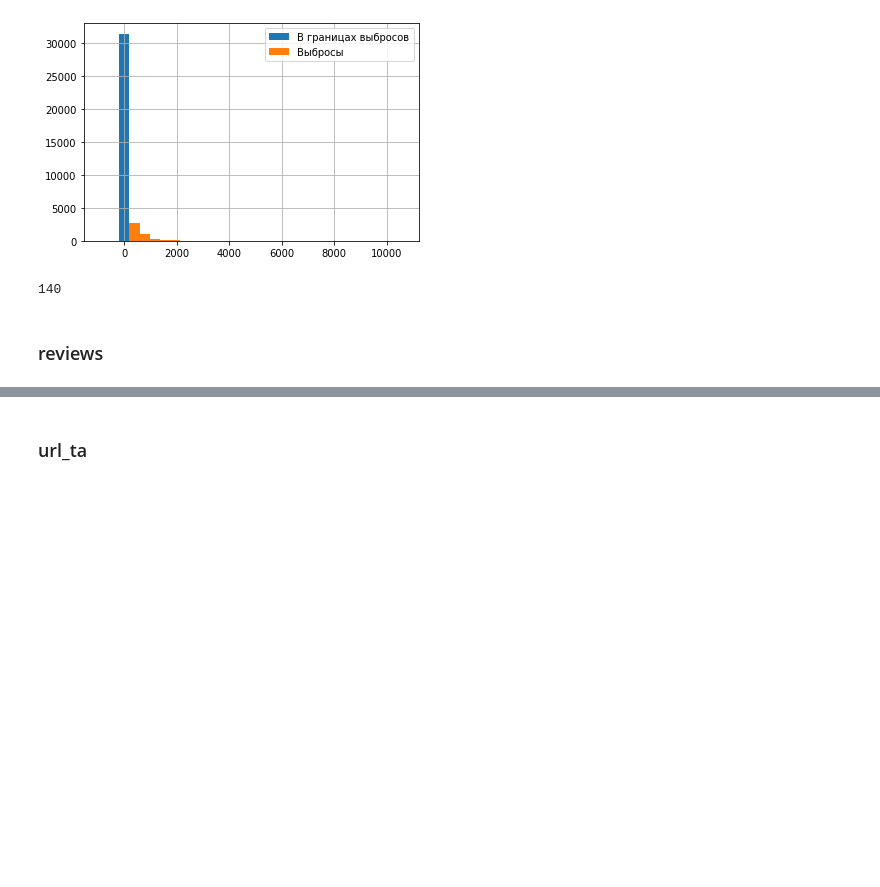
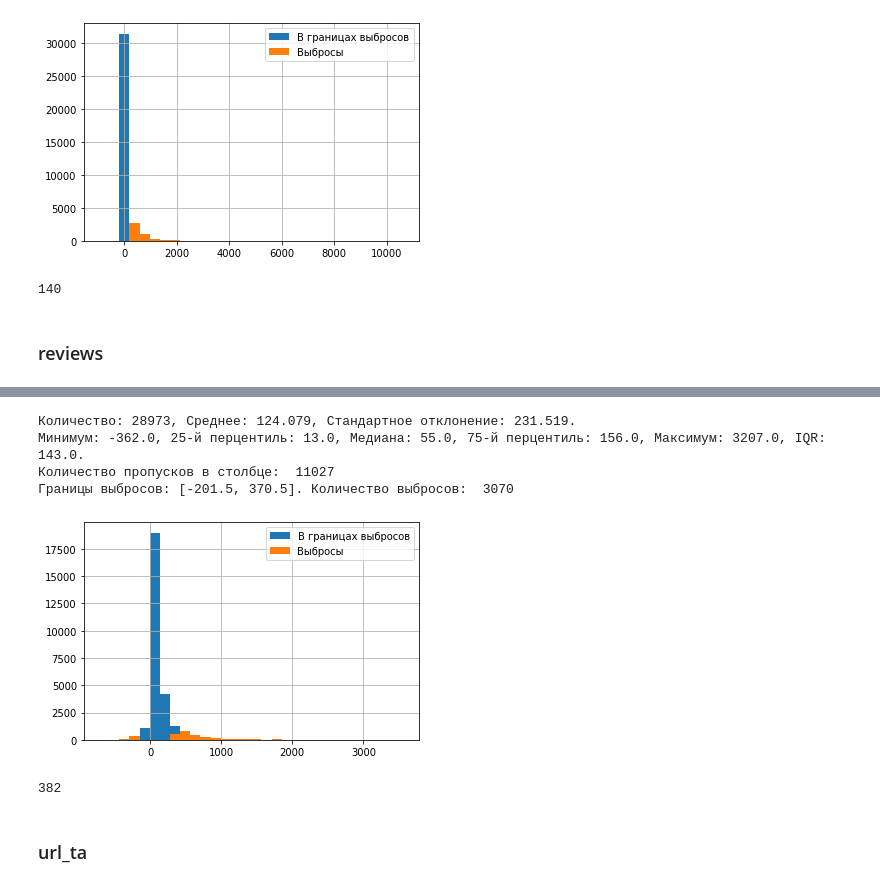
Before and after one commit to greg-kan/mlda, a Jupyter notebook: SkillFactory/unit_3/about_tasty_and_healthy_food.ipynb, the cells around one changed output, grey strips where cells are left out. Drawn from its saved outputs; the diff is of its cells as text; code cells hidden in the pictures; blank space fills up the shorter version.

```diff
--- a/SkillFactory/unit_3/about_tasty_and_healthy_food.ipynb
+++ b/SkillFactory/unit_3/about_tasty_and_healthy_food.ipynb
@@ -220,0 +310,3 @@ Name: reviews, Length: 33516, dtype: int64
+# %%
+df['review1_date_d'] = df.review1_date.apply(lambda x: None if pd.isna(x) else datetime.strptime(x, '%m/%d/%Y'))
+df['review1_date_d']
@@ -220,0 +388,12 @@ Name: reviews, Length: 33516, dtype: int64
+# %%
+analyse_numeric(df, 'days_between')
+# %% [output]
+Количество: 28973, Среднее: 124.079, Стандартное отклонение: 231.519.
+Минимум: -362.0, 25-й перцентиль: 13.0, Медиана: 55.0, 75-й перцентиль: 156.0, Максимум: 3207.0, IQR: 143.0.
+Количество пропусков в столбце:  11027
+Границы выбросов: [-201.5, 370.5]. Количество выбросов:  3070
+[figure, added]
+# %%
+len(df[df.days_between > 1000])
+# %% [output]
+382
```
Also changed, not shown: parts of 32 cells of this notebook.
